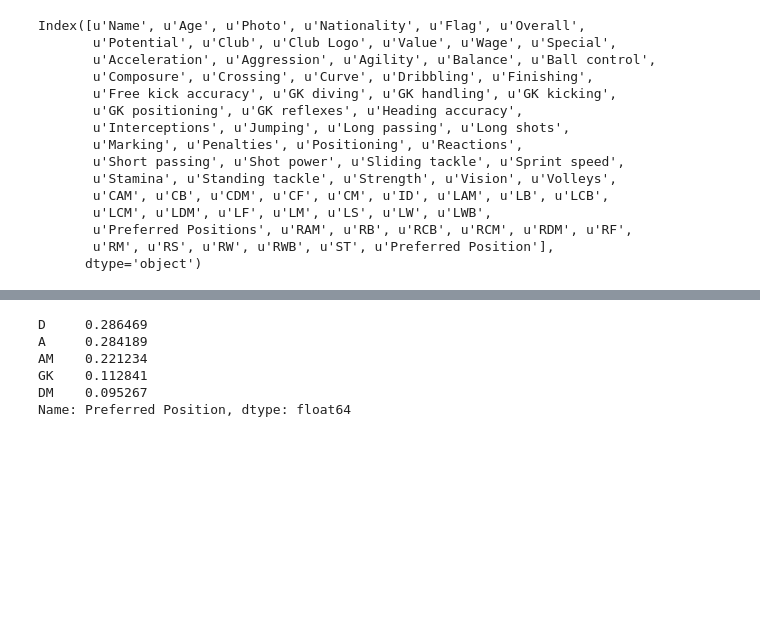
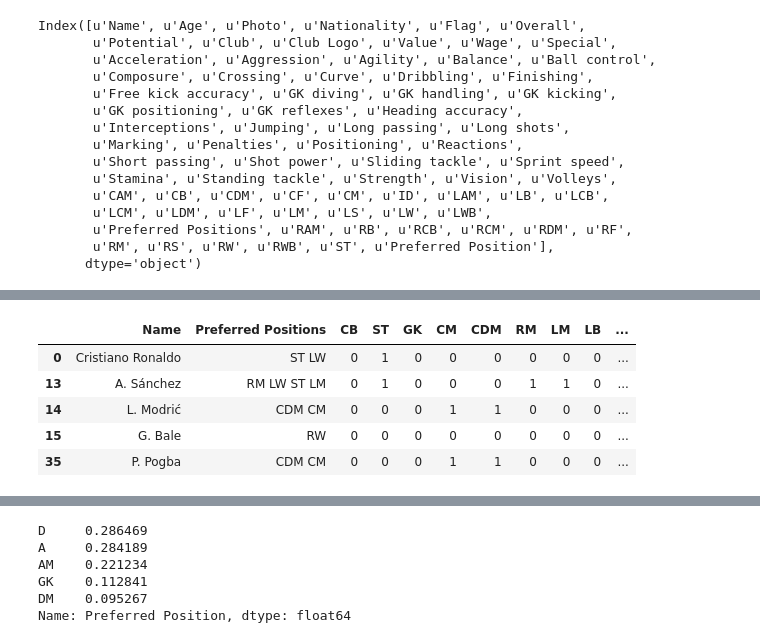
Before and after one commit to adrialuzllompart/fifa-2018, a Jupyter notebook: notebooks/EDA and PCA.ipynb, the cells around one changed output, grey strips where cells are left out. Cells and saved outputs as stored; diff of their text form; code cells hidden in the pictures; blank space fills up the shorter version.

```diff
--- a/notebooks/EDA and PCA.ipynb
+++ b/notebooks/EDA and PCA.ipynb
@@ -326,3 +363,18 @@ Index([u'Name', u'Age', u'Photo', u'Nationality', u'Flag', u'Overall',
+# %%
+names_ = ['A. Sánchez', 'Cristiano Ronaldo', 'P. Pogba', 'G. Bale', 'L. Modrić']
+testy = temp2.loc[temp2.Name.isin(names_), ['Name', 'Preferred Positions']].copy()
+testo = temp2.loc[temp2.Name.isin(names_), 'CB':'RWB'].copy()
+teste = pd.concat([testy, testo], axis=1)
+for col in teste.select_dtypes(['float']):
+    teste[col] = teste[col].astype('int')
+teste.head()
+# %% [output]
+|  | Name | Preferred Positions | CB | ST | GK | CM | CDM | RM | LM | LB | ... |
+| 0 | Cristiano Ronaldo | ST LW | 0 | 1 | 0 | 0 | 0 | 0 | 0 | 0 | ... |
+| 13 | A. Sánchez | RM LW ST LM | 0 | 1 | 0 | 0 | 0 | 1 | 1 | 0 | ... |
+| 14 | L. Modrić | CDM CM | 0 | 0 | 0 | 1 | 1 | 0 | 0 | 0 | ... |
+| 15 | G. Bale | RW | 0 | 0 | 0 | 0 | 0 | 0 | 0 | 0 | ... |
+| 35 | P. Pogba | CDM CM | 0 | 0 | 0 | 1 | 1 | 0 | 0 | 0 | ... |
 # %%
 fifa.sample(n=10)
 # %% [output]
```
Also changed, not shown: parts of 8 cells of this notebook.
